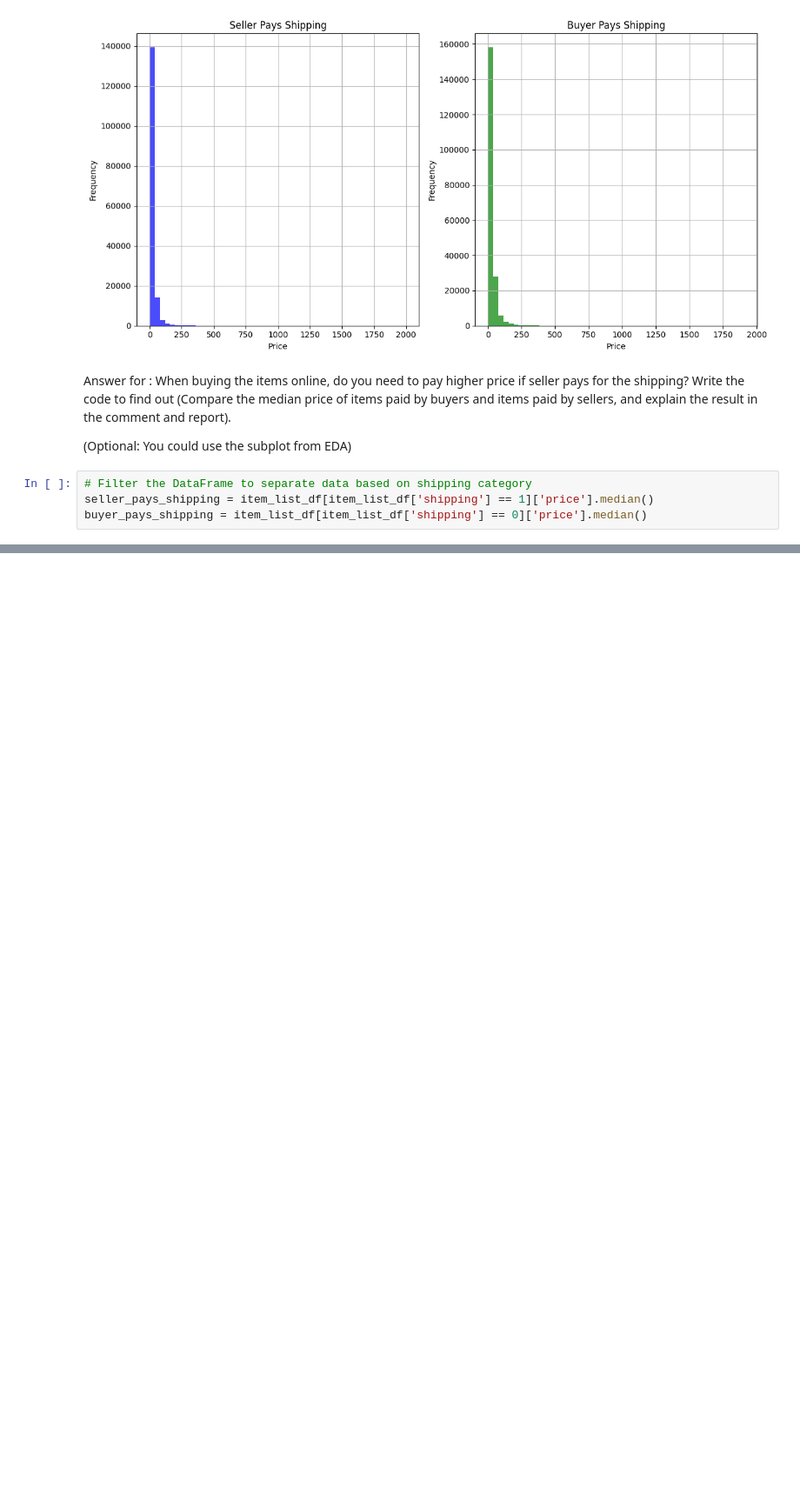
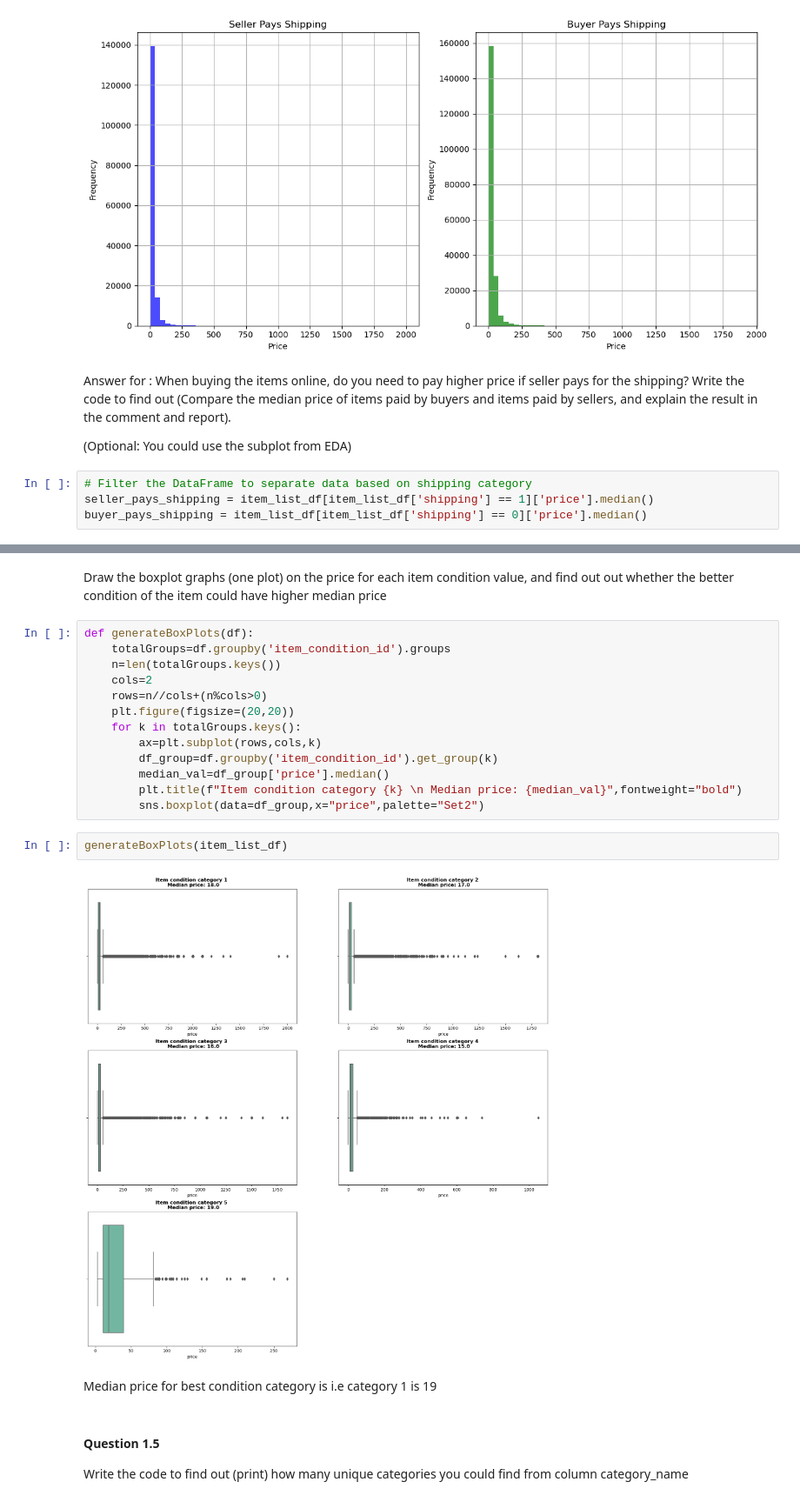
Before and after one commit to simran1991/MDS-Assesment, a Jupyter notebook: Assessment_Task2__SIG742_.ipynb, the cells around one changed output, grey strips where cells are left out. Shown at 87% size. Drawn from its saved outputs; the diff is of its cells as text; blank space fills up the shorter version.

Commit message:
updates till question 7

```diff
--- a/Assessment_Task2__SIG742_.ipynb
+++ b/Assessment_Task2__SIG742_.ipynb
@@ -499,0 +500,26 @@ On average, items paid by buyers have a higher median price.
+# %% [markdown]
+Draw the boxplot graphs (one plot) on the price for each item condition value, and find out
+out whether the better condition of the item could have higher median price
+# %%
+def generateBoxPlots(df):
+    totalGroups=df.groupby('item_condition_id').groups
+    n=len(totalGroups.keys())
+    cols=2
+    rows=n//cols+(n%cols>0)
+    plt.figure(figsize=(20,20))
+    for k in totalGroups.keys():
+        ax=plt.subplot(rows,cols,k)
+        df_group=df.groupby('item_condition_id').get_group(k)
+        median_val=df_group['price'].median()
+        plt.title(f"Item condition category {k} \n Median price: {median_val}",fontweight="bold")
+        sns.boxplot(data=df_group,x="price",palette="Set2")
+# %%
+generateBoxPlots(item_list_df)
+# %% [output]
+[figure, added]
+# %% [markdown]
+Median price for best condition category is i.e category 1 is 19
+# %% [markdown]
+#### Question 1.5
+Write the code to find out (print) how many unique categories you could find from column
+category_name
```
Also changed, not shown: parts of 27 cells of this notebook.
